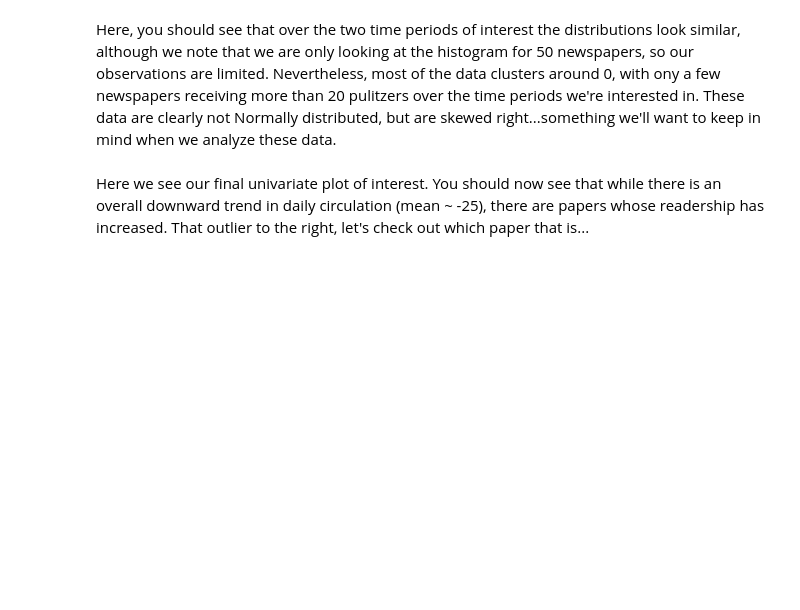
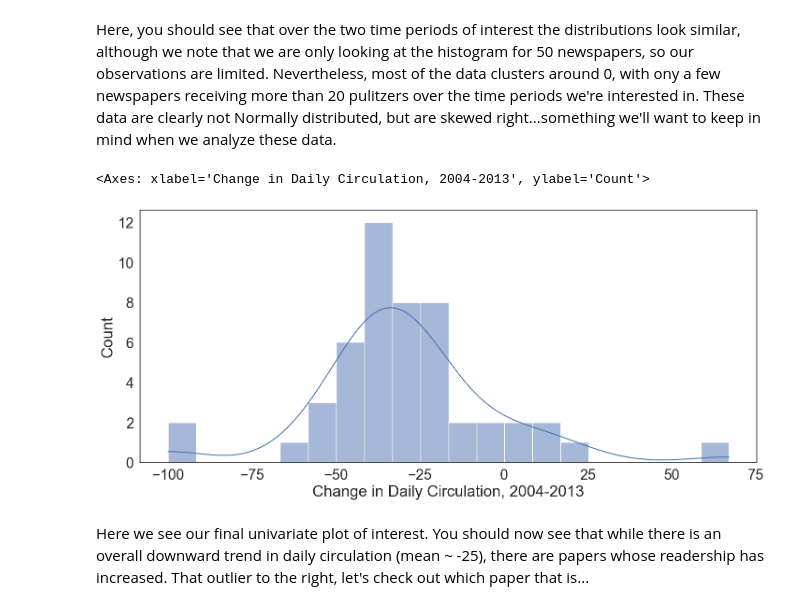
Before and after one commit to ashesh8500/cogs108hw, a Jupyter notebook: D6_COGS108_WI24/D6_casestudy_inference.ipynb, the cells around one changed output. Cells and saved outputs as stored; diff of their text form; code cells hidden in the pictures; blank space fills up the shorter version.

```diff
--- a/D6_COGS108_WI24/D6_casestudy_inference.ipynb
+++ b/D6_COGS108_WI24/D6_casestudy_inference.ipynb
@@ -142,7 +162,10 @@ Here, you should see that over the two time periods of interest the distribution
 # %%
 # plot the distribution of *change* in daily circulation
 # YOUR CODE HERE
-raise NotImplementedError()
+sns.histplot(pulitzer['Change in Daily Circulation, 2004-2013'], kde=True, bins=20)
+# %% [output]
+<Axes: xlabel='Change in Daily Circulation, 2004-2013', ylabel='Count'>
+[figure, added]
 # %% [markdown]
 Here we see our final univariate plot of interest. You should now see that while there is an overall downward trend in daily circulation (mean ~ -25), there are papers whose readership has increased. That outlier to the right, let's check out which paper that is...
 # %%
```
Also changed, not shown: parts of 20 cells of this notebook.
